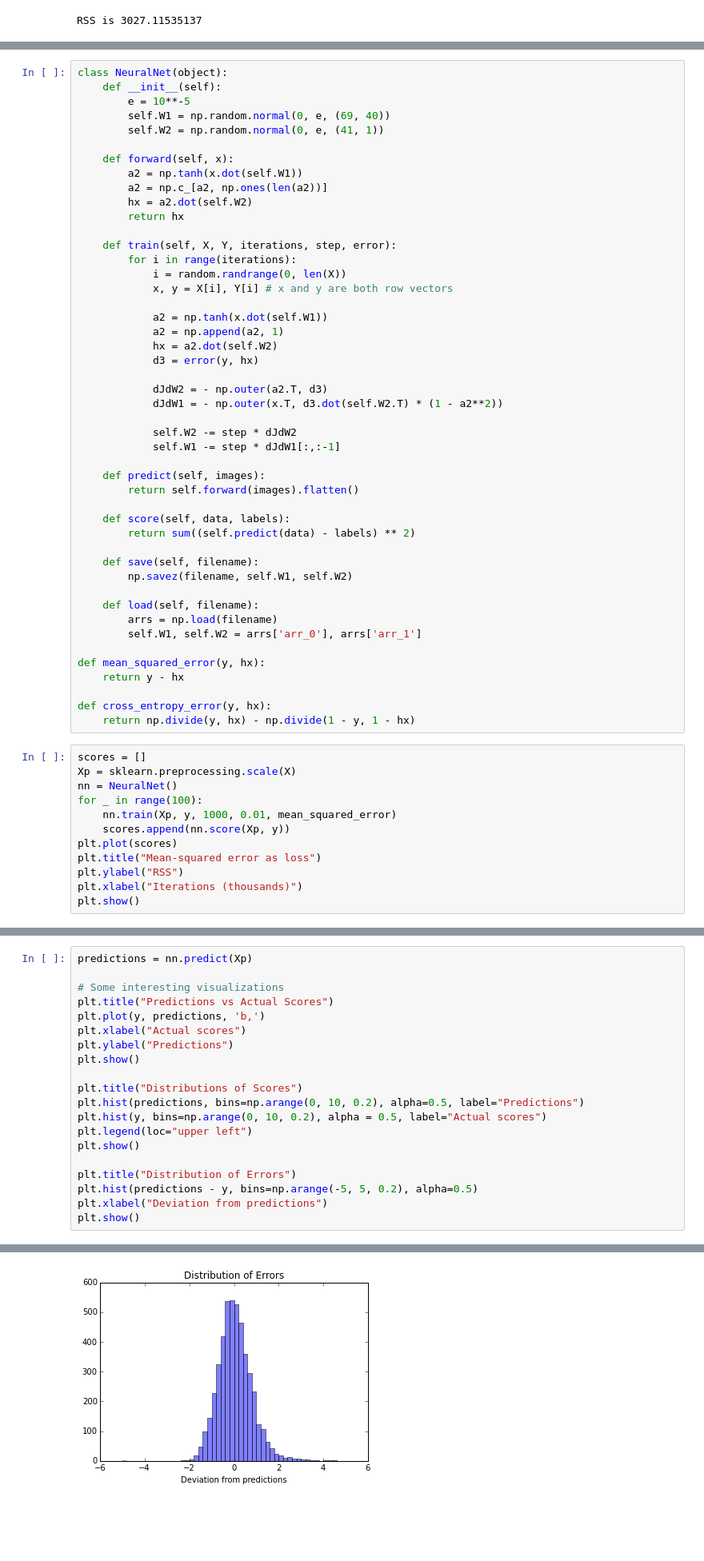
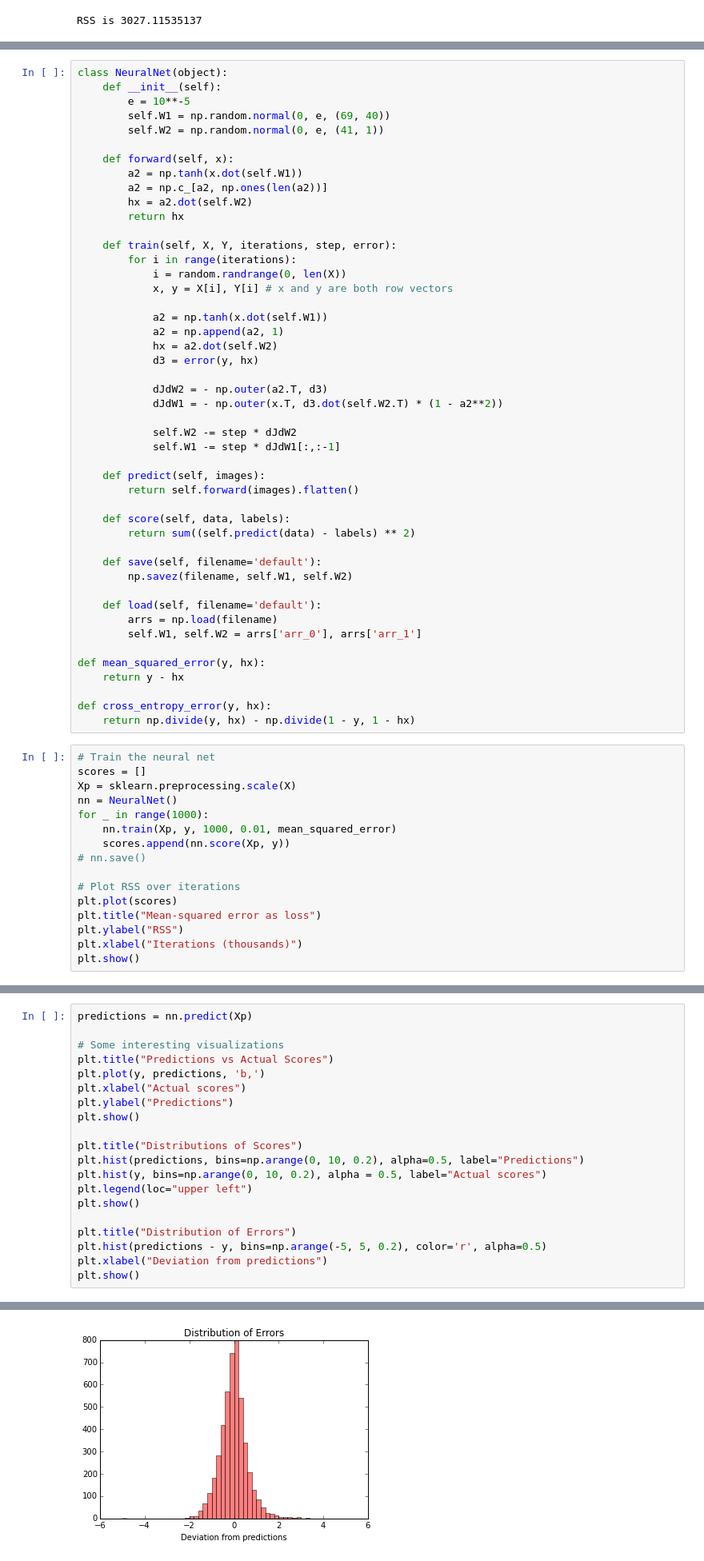
Before and after one commit to akrolsmir/cs189, a Jupyter notebook: proj/proj.ipynb, the cells around one changed output, grey strips where cells are left out. Shown at 80% size. Saved outputs shown, nothing was run; the diff lists cells and outputs as text; blank space fills up the shorter version.

```diff
--- a/proj/proj.ipynb
+++ b/proj/proj.ipynb
@@ -166,10 +195,10 @@ class NeuralNet(object):
     def score(self, data, labels):
         return sum((self.predict(data) - labels) ** 2)
 
-    def save(self, filename):
+    def save(self, filename='default'):
         np.savez(filename, self.W1, self.W2)
 
-    def load(self, filename):
+    def load(self, filename='default'):
         arrs = np.load(filename)
         self.W1, self.W2 = arrs['arr_0'], arrs['arr_1']
 
@@ -179,12 +208,16 @@ def mean_squared_error(y, hx):
 def cross_entropy_error(y, hx):
     return np.divide(y, hx) - np.divide(1 - y, 1 - hx)
 # %%
+# Train the neural net
 scores = []
 Xp = sklearn.preprocessing.scale(X)
 nn = NeuralNet()
-for _ in range(100):
+for _ in range(1000):
     nn.train(Xp, y, 1000, 0.01, mean_squared_error)
     scores.append(nn.score(Xp, y))
+# nn.save()
+
+# Plot RSS over iterations
 plt.plot(scores)
 plt.title("Mean-squared error as loss")
 plt.ylabel("RSS")
@@ -215,7 +248,7 @@ plt.legend(loc="upper left")
 plt.show()
 
 plt.title("Distribution of Errors")
-plt.hist(predictions - y, bins=np.arange(-5, 5, 0.2), alpha=0.5)
+plt.hist(predictions - y, bins=np.arange(-5, 5, 0.2), color='r', alpha=0.5)
 plt.xlabel("Deviation from predictions")
 plt.show()
 # %% [output]
@@ -224 +257 @@ plt.show()
-[figure, old version]
+[figure, new version]
```
Also changed, not shown: parts of 13 cells of this notebook, 13 other files.
